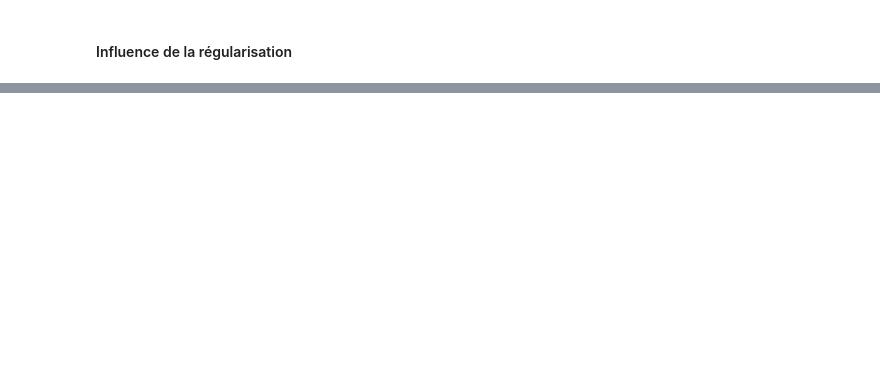
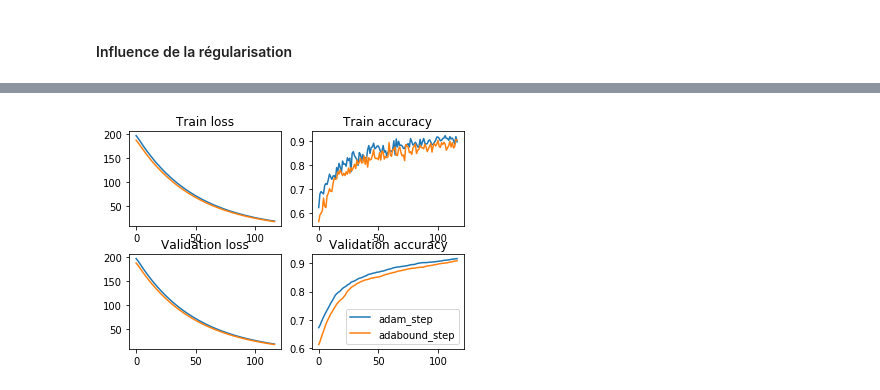
Before and after one commit to icannos/online-optimization, a Jupyter notebook: gdsvm/adam.ipynb, the cells around one changed output, grey strips where cells are left out. Drawn from its saved outputs; the diff is of its cells as text; code cells hidden in the pictures; blank space fills up the shorter version.

```diff
--- a/gdsvm/adam.ipynb
+++ b/gdsvm/adam.ipynb
@@ -242,0 +239,23 @@ No handles with labels found to put in legend.
+# %%
+    step_functions = [adam_step, adabound_step]
+
+    records = []
+    for step_function in step_functions:
+        loss_records, valloss_records, accuracy_records, valaccuracy_records = \
+            training_loop(3, simple_momentum_step, np.random.randn(784), x_train, y_train, 512, x_test=x_test,
+                          y_test=y_test, lamb=0.5)
+
+        records.append((loss_records, valloss_records, accuracy_records, valaccuracy_records))
+
+    # make merged plots
+    plt.clf()
+    for k, (loss_records, valloss_records, accuracy_records, valaccuracy_records) in enumerate(records):
+        if k == len(records) - 1:
+            plots(loss_records, valloss_records, accuracy_records, valaccuracy_records, path=None,
+                  label=step_functions[k].__name__)
+        else:
+            plots(loss_records, valloss_records, accuracy_records, valaccuracy_records,
+                  label=step_functions[k].__name__,
+                  path=-1)
+# %% [output]
+[figure, added]
```
Also changed, not shown: parts of 8 cells of this notebook, 23 other files.
